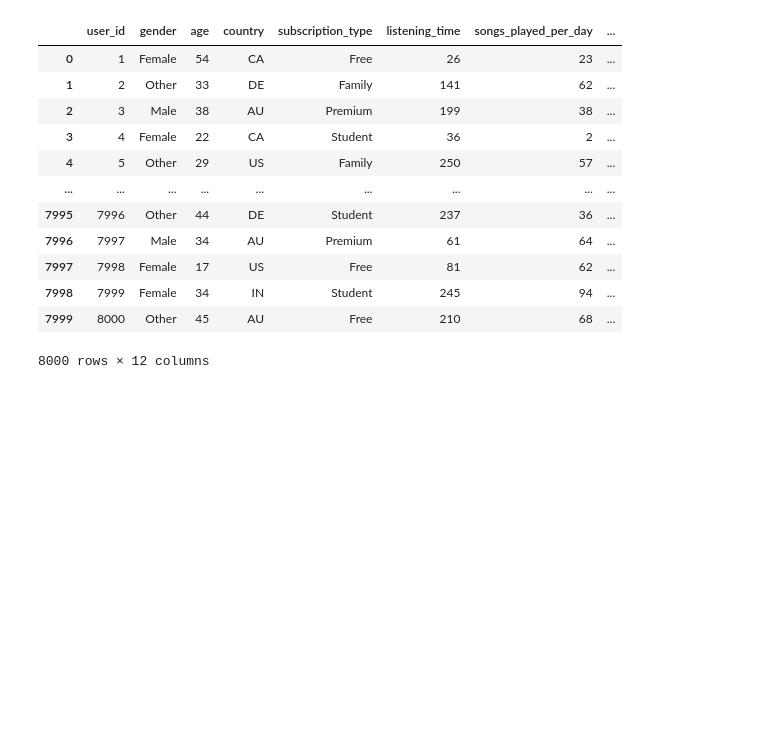
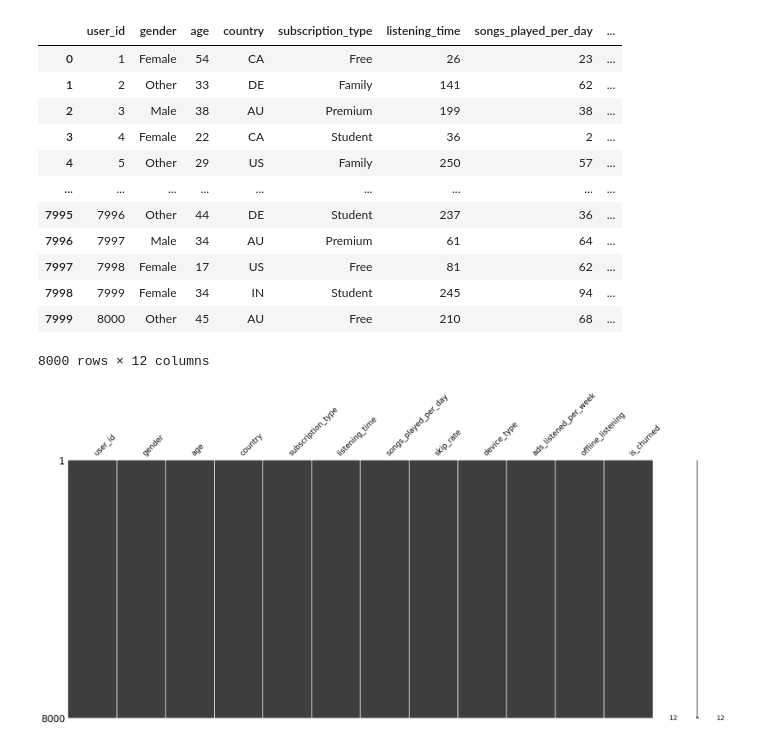
Before and after one commit to UCB-stat-159-f25/final-group08, a Jupyter notebook: notebooks/step01_data.ipynb, the cells around one changed output. Cells and saved outputs as stored; diff of their text form; code cells hidden in the pictures; blank space fills up the shorter version.

Commit message:
updates and cleanup on CITATION.cff, README.md, and notebooks/step01_data.ipynb

```diff
--- a/notebooks/step01_data.ipynb
+++ b/notebooks/step01_data.ipynb
@@ -87,3 +89,9 @@ data_raw
 | 7998 | 7999 | Female | 34 | IN | Student | 245 | 94 | ... |
 | 7999 | 8000 | Other | 45 | AU | Free | 210 | 68 | ... |
 8000 rows × 12 columns
+# %%
+# %matplotlib inline
+# msno.matrix(data_raw.sample(250))
+msno.matrix(data_raw);
+# %% [output]
+[figure, added]
```
Also changed, not shown: parts of 2 cells of this notebook, 2 other files.
